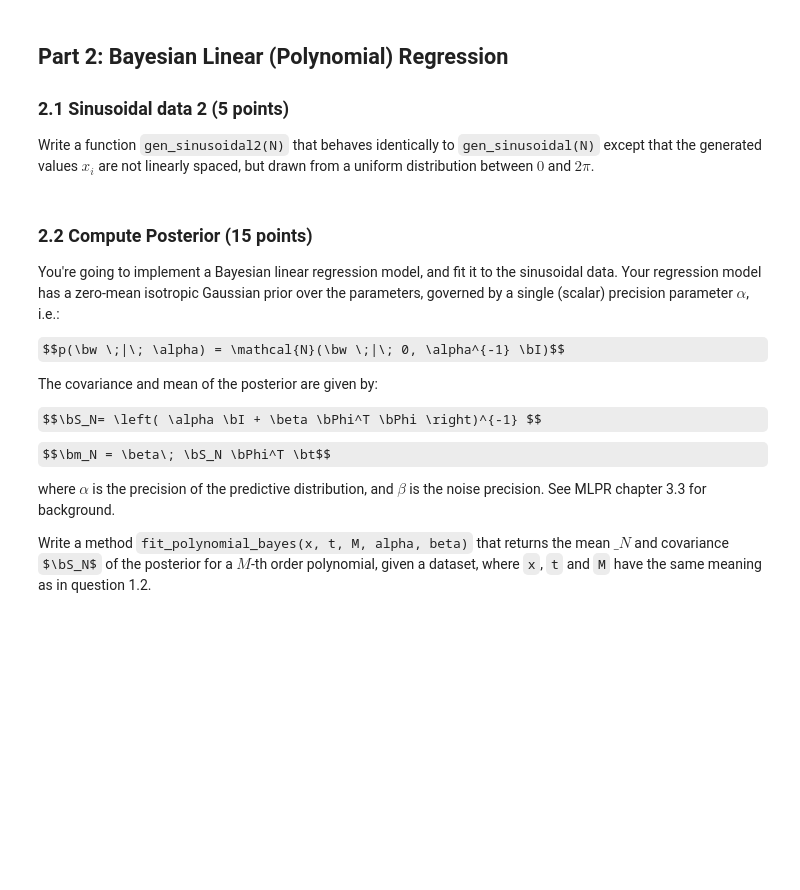
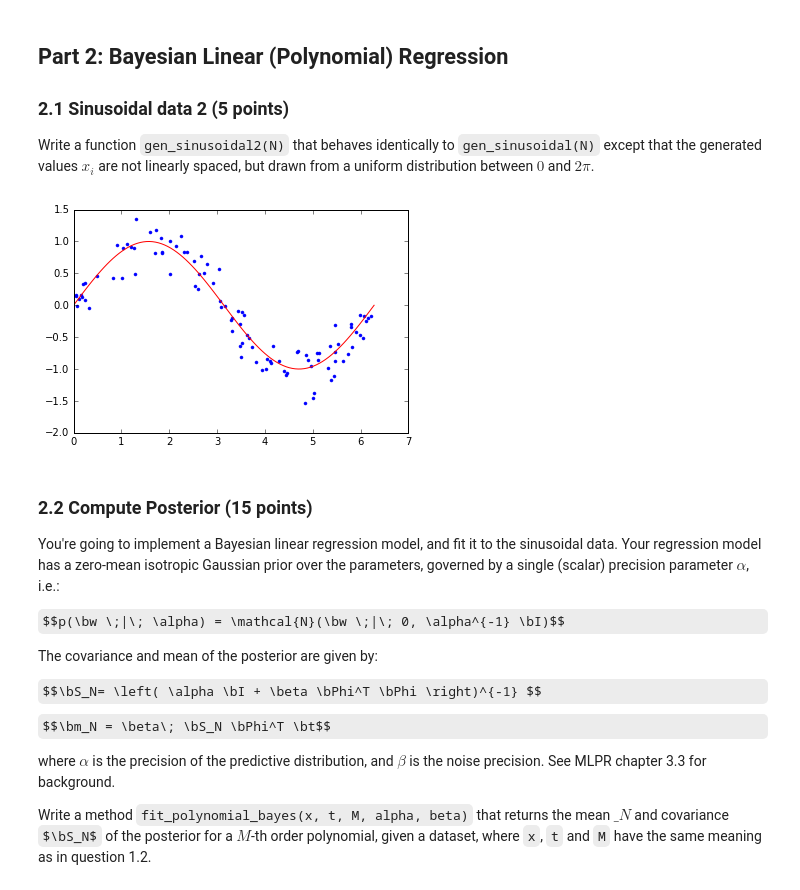
Before and after one commit to Braamling/ML1-2016, a Jupyter notebook: lab1_verkes_vandenakker.ipynb, the cells around one changed output. Drawn from its saved outputs; the diff is of its cells as text; code cells hidden in the pictures; some formulas as TeX source; blank space fills up the shorter version.

```diff
--- a/lab1_verkes_vandenakker.ipynb
+++ b/lab1_verkes_vandenakker.ipynb
@@ -118,6 +202,26 @@ For some dataset with $N = 9$, plot the model with the optimal $M$ and $\lambda$
 ### 2.1 Sinusoidal data 2 (5 points)
 
 Write a function `gen_sinusoidal2(N)` that behaves identically to `gen_sinusoidal(N)` except that the generated values $x_i$ are not linearly spaced, but drawn from a uniform distribution between $0$ and $2 \pi$.
+# %%
+
+def gen_sinusoidal(N):
+    sigma = 0.2
+    x = np.random.uniform(0,2*np.pi, N)
+    mu = np.sin(x)
+    t = np.random.normal(mu, sigma, N)
+
+    return x, t
+
+N=100
+
+x, t = gen_sinusoidal(N)
+
+plt.plot(x, t, 'b.')
+y = np.linspace(0, 2 * np.pi, N)
+plt.plot(y, np.sin(y), 'r-')
+plt.show()
+# %% [output]
+[figure, added]
 # %% [markdown]
 ### 2.2 Compute Posterior (15 points)
 
```
Also changed, not shown: parts of 6 cells of this notebook.
